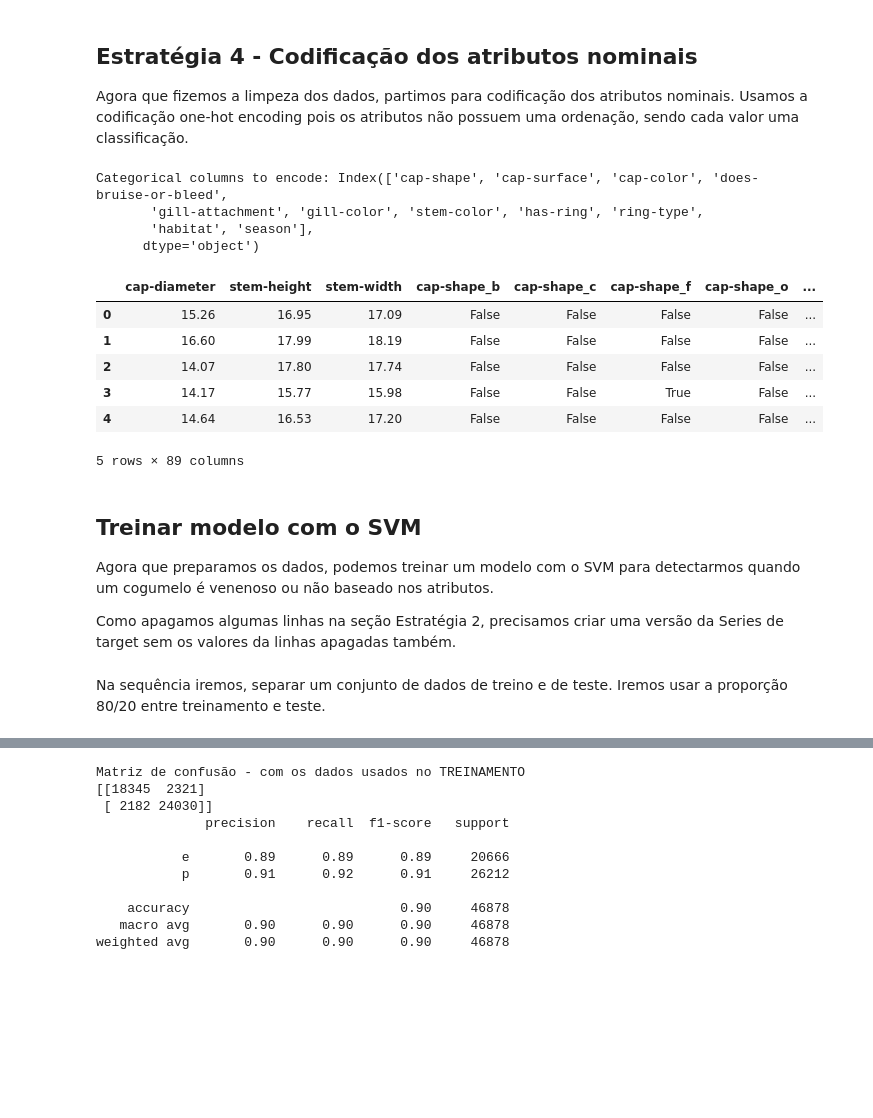
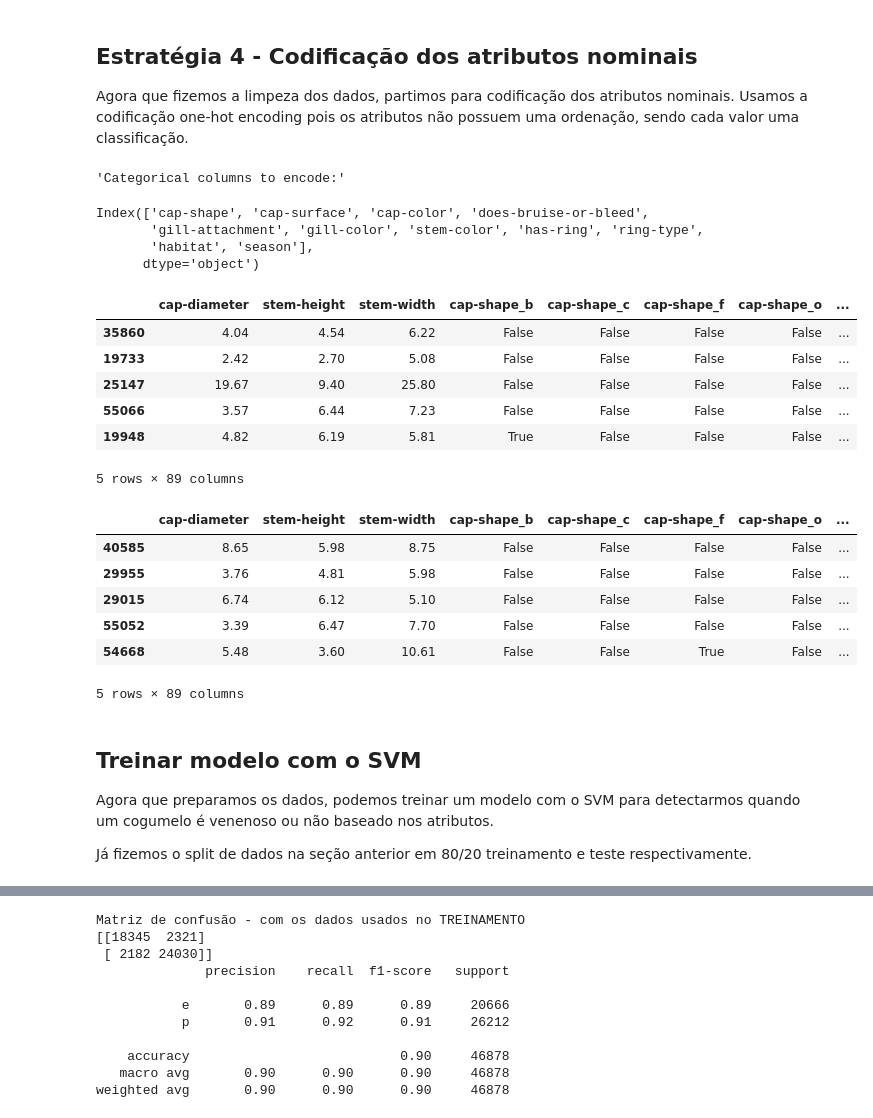
Before and after one commit to Lucasmsorretino/TrabArqDados, a Jupyter notebook: trab2_mushroom.ipynb, the cells around one changed output, grey strips where cells are left out. Cells and saved outputs as stored; diff of their text form; code cells hidden in the pictures; blank space fills up the shorter version.

```diff
--- a/trab2_mushroom.ipynb
+++ b/trab2_mushroom.ipynb
@@ -83,0 +57,12 @@ print(secondary_mushroom.data.original.head())
+# %%
+# fetch dataset
+# secondary_mushroom = fetch_ucirepo(id=848) # Original line commented out
+
+# Load dataset from local CSV file
+df = pd.read_csv('/content/secondary_data.csv', sep=';')
+
+# data (as pandas dataframes)
+X = df.drop(columns=["class"]) # Assuming 'class' is the target column
+y = df['class'] # Assuming 'class' is the target column
+
+print(df.head()) # Print the head of the loaded dataframe for verification
@@ -139,0 +147,9 @@ Agora que os atributos com excesso de dados faltantes foram eliminados e os regi
+# %%
+y_cleaned = y.drop(lines_to_drop, axis=0)
+
+X_train, X_test, y_train, y_test = train_test_split(cleaned_df, y_cleaned, test_size=0.2, random_state=42)
+
+print("Shape of X_train:", X_train.shape)
+print("Shape of X_test:", X_test.shape)
+print("Shape of y_train:", y_train.shape)
+print("Shape of y_test:", y_test.shape)
@@ -155,29 +174,47 @@ cleaned_df['gill-attachment'] = cleaned_df['gill-attachment'].fillna('a')
+# %%
+# Preencher os dados faltantes de treinamento com a moda
+X_train['cap-surface'] = X_train['cap-surface'].fillna('t')
+X_train['gill-attachment'] = X_train['gill-attachment'].fillna('a')
+
+# Preencher os dados faltantes de teste com a moda obtida no treinamento
+X_test['cap-surface'] = X_test['cap-surface'].fillna('t')
+X_test['gill-attachment'] = X_test['gill-attachment'].fillna('a')
 # %% [markdown]
 ## Estratégia 4 - Codificação dos atributos nominais
 
 Agora que fizemos a limpeza dos dados, partimos para codificação dos atributos nominais. Usamos a codificação one-hot encoding pois os atributos não possuem uma ordenação, sendo cada valor uma classificação.
 # %%
-categorical_cols = cleaned_df.select_dtypes(include=['object']).columns
-print("Categorical columns to encode:", categorical_cols)
+categorical_cols = X_train.select_dtypes(include=['object']).columns
+display("Categorical columns to encode:", categorical_cols)
 
-encoded_df = pd.get_dummies(cleaned_df, columns=categorical_cols, dummy_na=False)
+encoded_x_train = pd.get_dummies(X_train, columns=categorical_cols, dummy_na=False)
+encoded_x_test = pd.get_dummies(X_test, columns=categorical_cols, dummy_na=False)
 
-display(encoded_df.head())
+display(encoded_x_train.head())
+display(encoded_x_test.head())
 # %% [output]
-Categorical columns to encode: Index(['cap-shape', 'cap-surface', 'cap-color', 'does-bruise-or-bleed',
-       'gill-attachment', 'gill-color', 'stem-color', 'has-ring', 'ring-type',
-       'habitat', 'season'],
-      dtype='object')
+'Categorical columns to encode:'
+Index(['cap-shape', 'cap-surface', 'cap-color', 'does-bruise-or-bleed',
+       'gill-attachment', 'gill-color', 'stem-color', 'has-ring', 'ring-type',
+       'habitat', 'season'],
+      dtype='object')
 |  | cap-diameter | stem-height | stem-width | cap-shape_b | cap-shape_c | cap-shape_f | cap-shape_o | ... |
-| 0 | 15.26 | 16.95 | 17.09 | False | False | False | False | ... |
-| 1 | 16.60 | 17.99 | 18.19 | False | False | False | False | ... |
-| 2 | 14.07 | 17.80 | 17.74 | False | False | False | False | ... |
-| 3 | 14.17 | 15.77 | 15.98 | False | False | True | False | ... |
-| 4 | 14.64 | 16.53 | 17.20 | False | False | False | False | ... |
+| 35860 | 4.04 | 4.54 | 6.22 | False | False | False | False | ... |
+| 19733 | 2.42 | 2.70 | 5.08 | False | False | False | False | ... |
+| 25147 | 19.67 | 9.40 | 25.80 | False | False | False | False | ... |
+| 55066 | 3.57 | 6.44 | 7.23 | False | False | False | False | ... |
+| 19948 | 4.82 | 6.19 | 5.81 | True | False | False | False | ... |
-5 rows × 89 columns
+5 rows × 89 columns
+|  | cap-diameter | stem-height | stem-width | cap-shape_b | cap-shape_c | cap-shape_f | cap-shape_o | ... |
+| 40585 | 8.65 | 5.98 | 8.75 | False | False | False | False | ... |
+| 29955 | 3.76 | 4.81 | 5.98 | False | False | False | False | ... |
+| 29015 | 6.74 | 6.12 | 5.10 | False | False | False | False | ... |
+| 55052 | 3.39 | 6.47 | 7.70 | False | False | False | False | ... |
+| 54668 | 5.48 | 3.60 | 10.61 | False | False | True | False | ... |
+5 rows × 89 columns
 # %% [markdown]
 ## Treinar modelo com o SVM
 
 Agora que preparamos os dados, podemos treinar um modelo com o SVM para detectarmos quando um cogumelo é venenoso ou não baseado nos atributos.
 
-Como apagamos algumas linhas na seção Estratégia 2, precisamos criar uma versão da Series de target sem os valores da linhas apagadas também.
+Já fizemos o split de dados na seção anterior em 80/20 treinamento e teste respectivamente.
@@ -186,2 +220,0 @@ y_cleaned = y.drop(lines_to_drop, axis=0)
-# %% [markdown]
-Na sequência iremos, separar um conjunto de dados de treino e de teste. Iremos usar a proporção 80/20 entre treinamento e teste.
```
Also changed, not shown: parts of 26 cells of this notebook.
